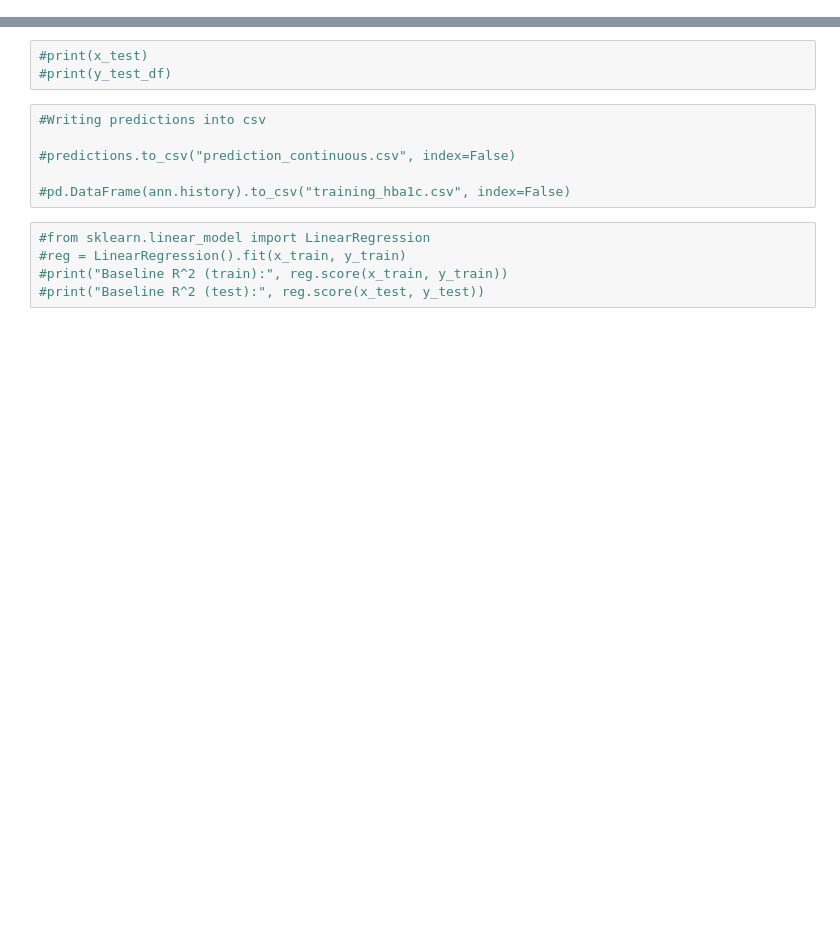
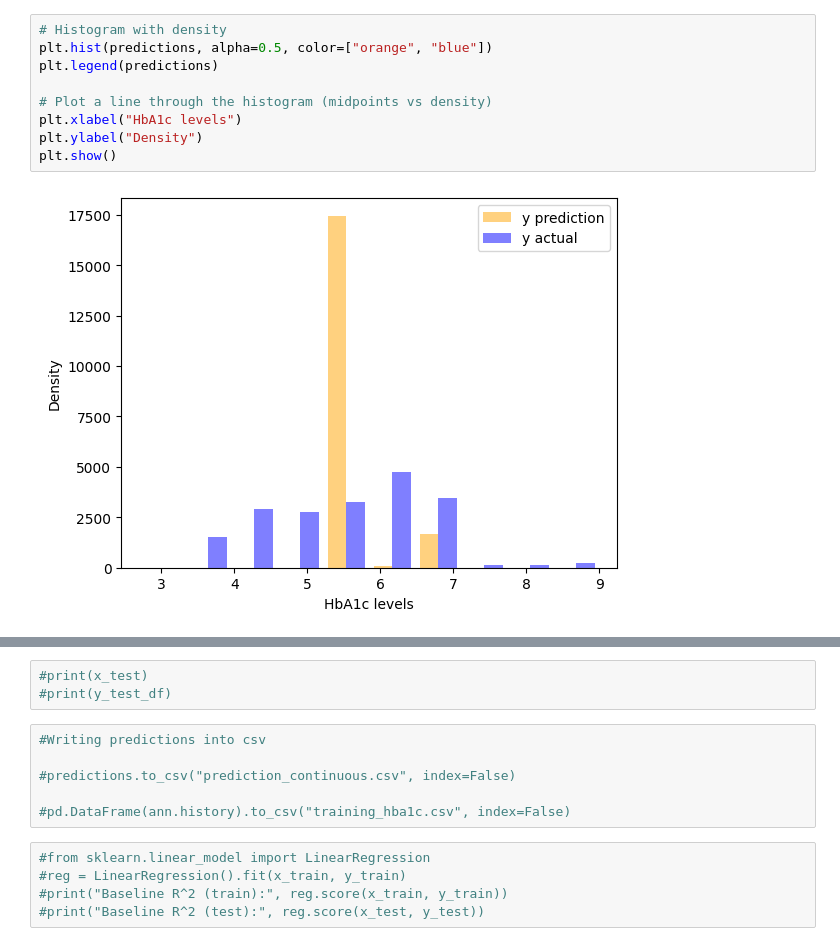
Before and after one commit to raygomez16/data309_datasciencecapstoneproject_diabetesprediction, a Jupyter notebook: 02_ANN_Model_jma538.ipynb, the cells around one changed output, grey strips where cells are left out. Drawn from its saved outputs; the diff is of its cells as text; blank space fills up the shorter version.

```diff
--- a/02_ANN_Model_jma538.ipynb
+++ b/02_ANN_Model_jma538.ipynb
@@ -191,3 +201,14 @@ print(predictions)
+# %%
+# Histogram with density
+plt.hist(predictions, alpha=0.5, color=["orange", "blue"])
+plt.legend(predictions)
+
+# Plot a line through the histogram (midpoints vs density)
+plt.xlabel("HbA1c levels")
+plt.ylabel("Density")
+plt.show()
+# %% [output]
+[figure, added]
 # %%
 import seaborn as sns
 from sklearn.metrics import r2_score
```
Also changed, not shown: parts of 9 cells of this notebook, 2 other files.
